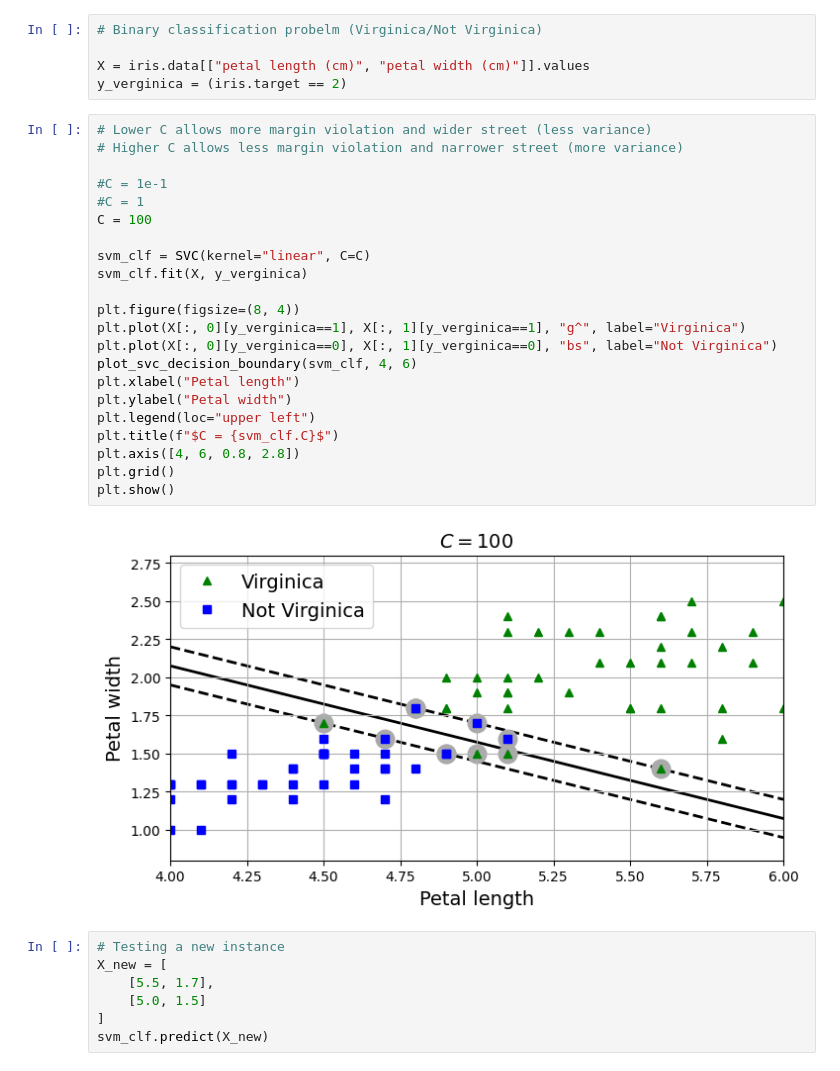
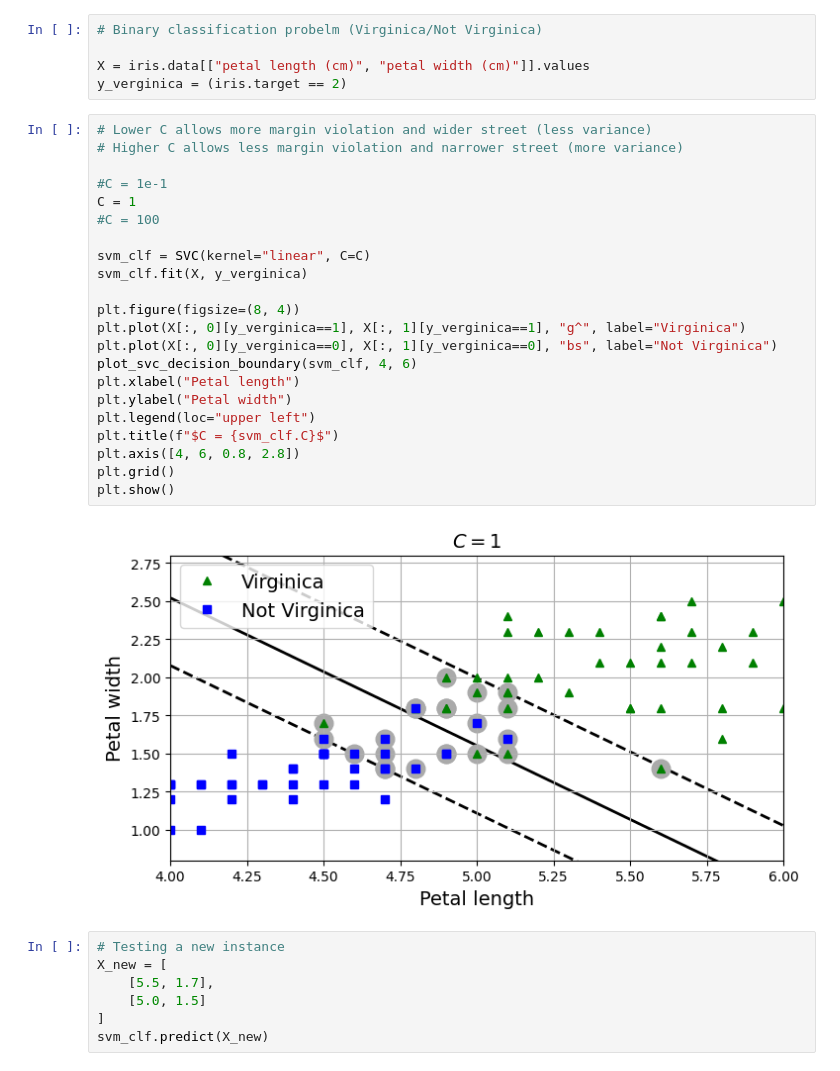
Before and after one commit to aseddin/F23_ECE4715, a Jupyter notebook: 5_support_vector_machines.ipynb, the cells around one changed output. Cells and saved outputs as stored; diff of their text form.

```diff
--- a/5_support_vector_machines.ipynb
+++ b/5_support_vector_machines.ipynb
@@ -304,27 +304,27 @@ y_verginica = (iris.target == 2)
 # %%
 # Lower C allows more margin violation and wider street (less variance)
 # Higher C allows less margin violation and narrower street (more variance)
 
 #C = 1e-1
-#C = 1
-C = 100
+C = 1
+#C = 100
 
 svm_clf = SVC(kernel="linear", C=C)
 svm_clf.fit(X, y_verginica)
 
 plt.figure(figsize=(8, 4))
 plt.plot(X[:, 0][y_verginica==1], X[:, 1][y_verginica==1], "g^", label="Virginica")
 plt.plot(X[:, 0][y_verginica==0], X[:, 1][y_verginica==0], "bs", label="Not Virginica")
 plot_svc_decision_boundary(svm_clf, 4, 6)
 plt.xlabel("Petal length")
 plt.ylabel("Petal width")
 plt.legend(loc="upper left")
 plt.title(f"$C = {svm_clf.C}$")
 plt.axis([4, 6, 0.8, 2.8])
 plt.grid()
 plt.show()
 # %% [output]
-[figure, old version]
+[figure, new version]
 # %%
 # Testing a new instance
 X_new = [
```
Also changed, not shown: parts of 8 cells of this notebook.
